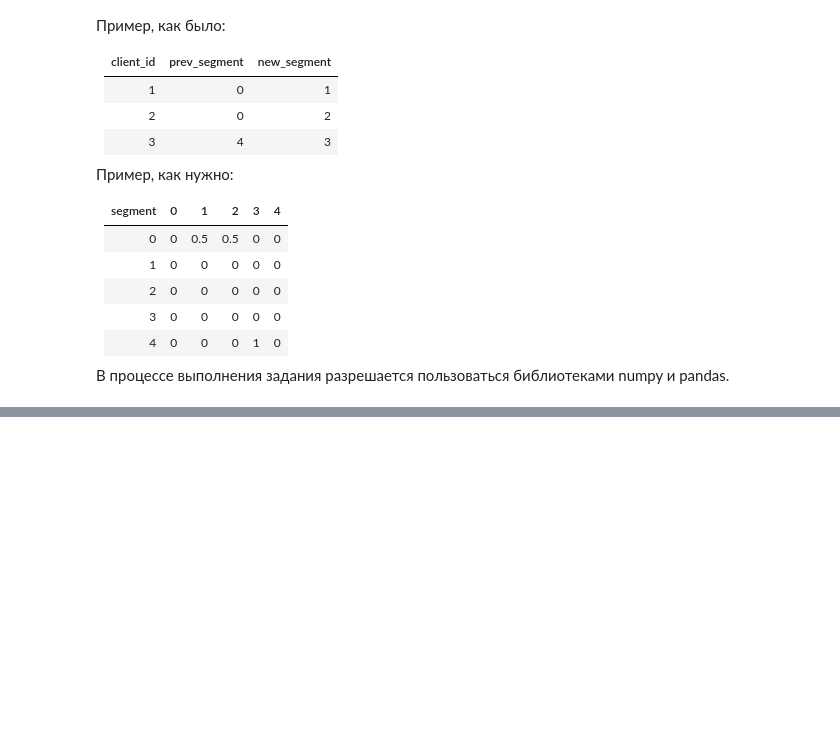
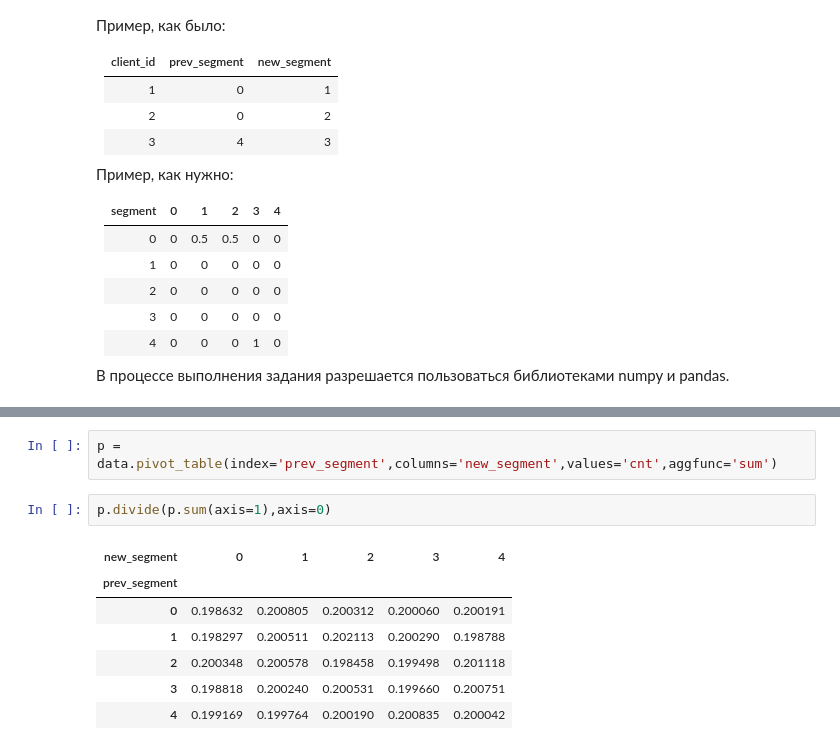
Before and after one commit to SergeyB81/Portfolio-DS, a Jupyter notebook: Тестовое CG/Bank-62-68/bank_ds_trainee_test_case.ipynb, the cells around one changed output, grey strips where cells are left out. Cells and saved outputs as stored; diff of their text form; blank space fills up the shorter version.

```diff
--- a/Тестовое CG/Bank-62-68/bank_ds_trainee_test_case.ipynb
+++ b/Тестовое CG/Bank-62-68/bank_ds_trainee_test_case.ipynb
@@ -1125,0 +1258,12 @@ segment |0 | 1 | 2 | 3 | 4
+# %%
+p = data.pivot_table(index='prev_segment',columns='new_segment',values='cnt',aggfunc='sum')
+# %%
+p.divide(p.sum(axis=1),axis=0)
+# %% [output]
+| new_segment | 0 | 1 | 2 | 3 | 4 |
+| prev_segment |  |  |  |  |  |
+| 0 | 0.198632 | 0.200805 | 0.200312 | 0.200060 | 0.200191 |
+| 1 | 0.198297 | 0.200511 | 0.202113 | 0.200290 | 0.198788 |
+| 2 | 0.200348 | 0.200578 | 0.198458 | 0.199498 | 0.201118 |
+| 3 | 0.198818 | 0.200240 | 0.200531 | 0.199660 | 0.200751 |
+| 4 | 0.199169 | 0.199764 | 0.200190 | 0.200835 | 0.200042 |
```
Also changed, not shown: parts of 29 cells of this notebook.
